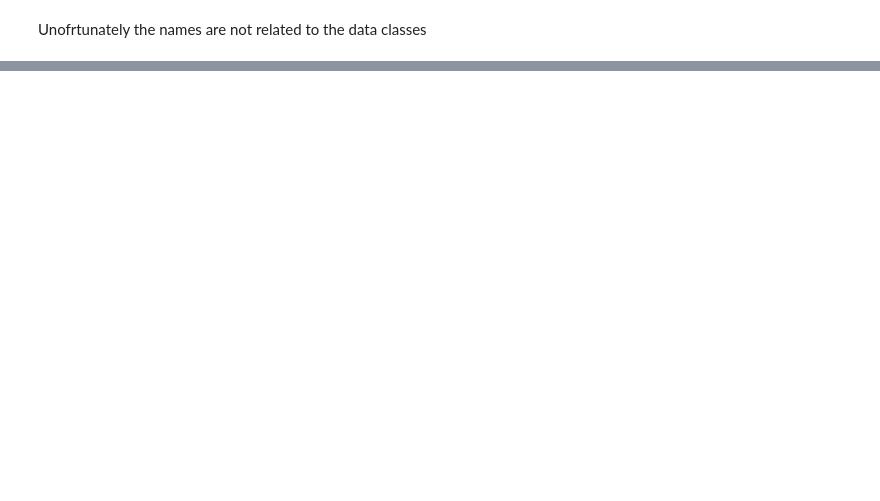
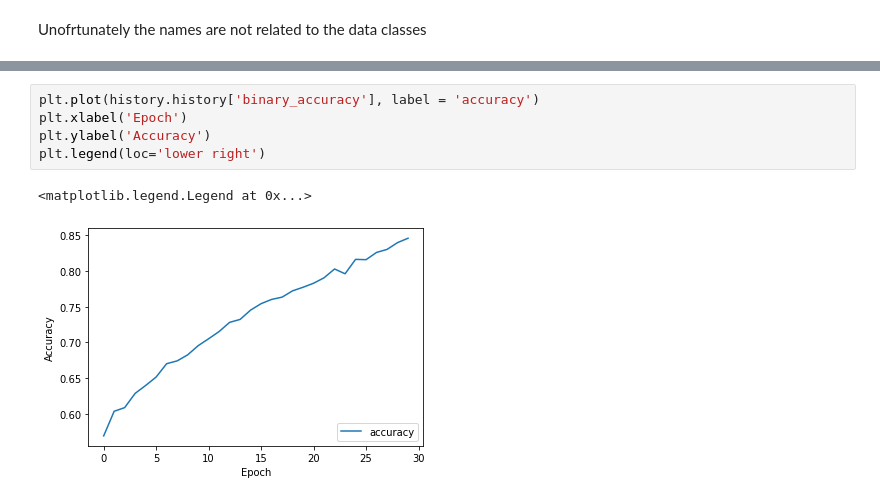
Before and after one commit to vladiant/MachineLearningUtils, a Jupyter notebook: BinaryImageClassificationCNN/DogsVsCatsPredictionSaveDataset.ipynb, the cells around one changed output, grey strips where cells are left out. Cells and saved outputs as stored; diff of their text form; blank space fills up the shorter version.

```diff
--- a/BinaryImageClassificationCNN/DogsVsCatsPredictionSaveDataset.ipynb
+++ b/BinaryImageClassificationCNN/DogsVsCatsPredictionSaveDataset.ipynb
@@ -83,0 +232,8 @@ Unofrtunately the names are not related to the data classes
+# %%
+plt.plot(history.history['binary_accuracy'], label = 'accuracy')
+plt.xlabel('Epoch')
+plt.ylabel('Accuracy')
+plt.legend(loc='lower right')
+# %% [output]
+<matplotlib.legend.Legend at 0x...>
+[figure, added]
```
Also changed, not shown: parts of 25 cells of this notebook.
